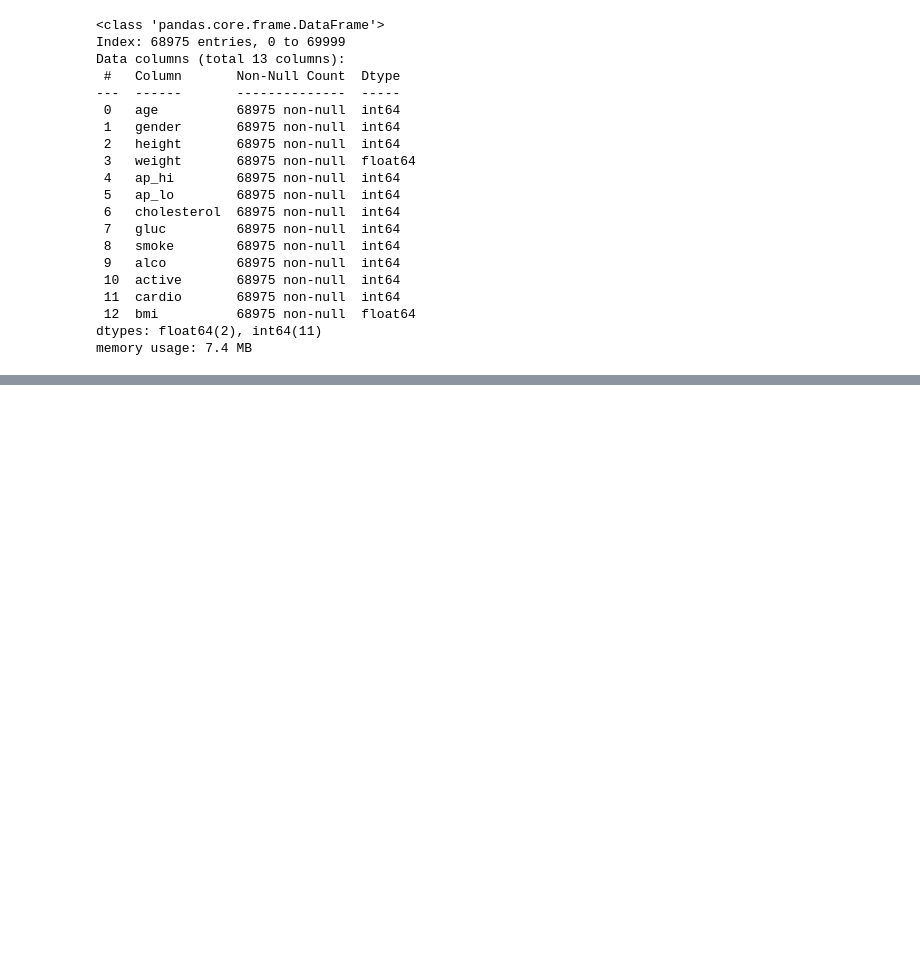
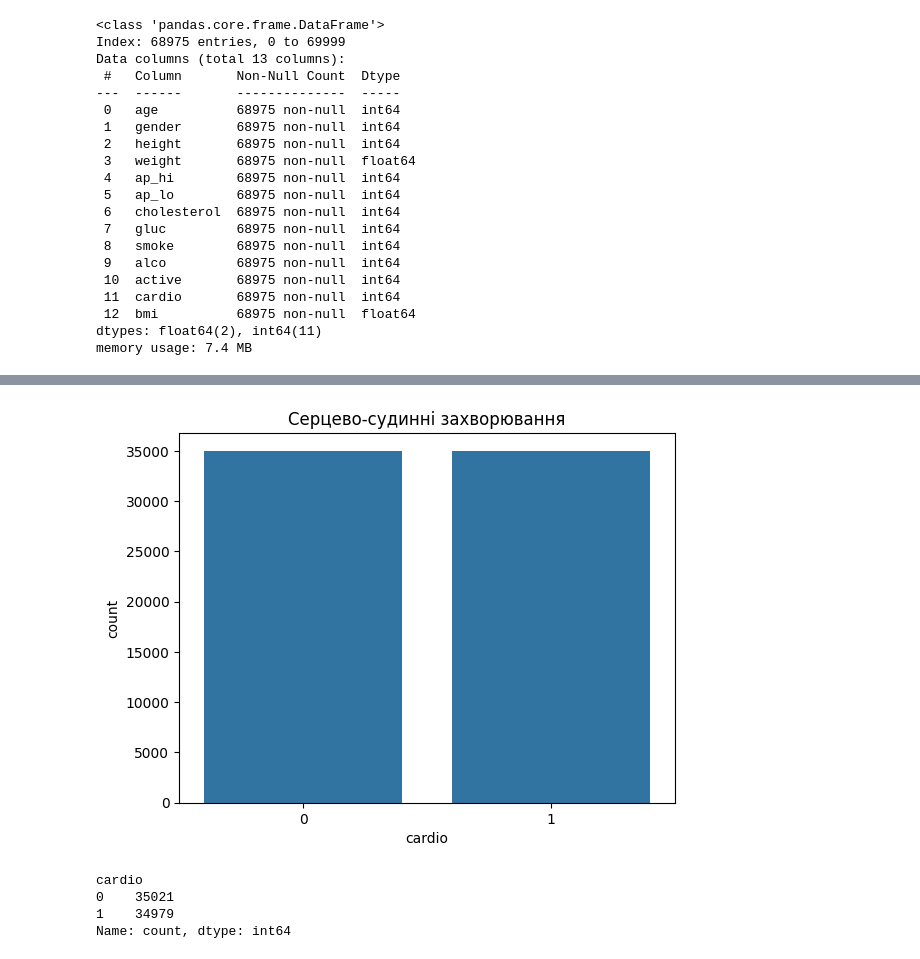
Before and after one commit to Dimus0/Heart-Failure, a Jupyter notebook: research_model/research.ipynb, the cells around one changed output, grey strips where cells are left out. Cells and saved outputs as stored; diff of their text form; code cells hidden in the pictures; blank space fills up the shorter version.

```diff
--- a/research_model/research.ipynb
+++ b/research_model/research.ipynb
@@ -71,0 +106,3 @@ memory usage: 7.4 MB
+# %%
+df = data
+X_train
@@ -71,0 +142,11 @@ memory usage: 7.4 MB
+# %%
+sns.countplot(data=df, x="cardio")
+plt.title("Серцево-судинні захворювання")
+plt.show()
+df['cardio'].value_counts()
+# %% [output]
+[figure, added]
+cardio
+0    35021
+1    34979
+Name: count, dtype: int64
```
Also changed, not shown: parts of 23 cells of this notebook.
